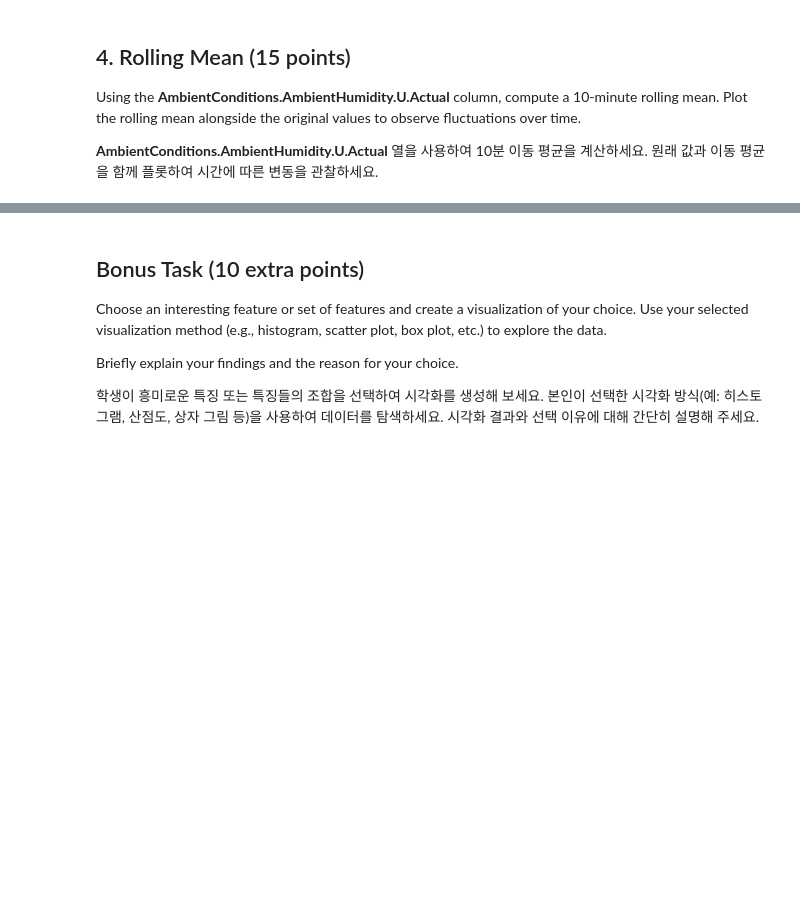
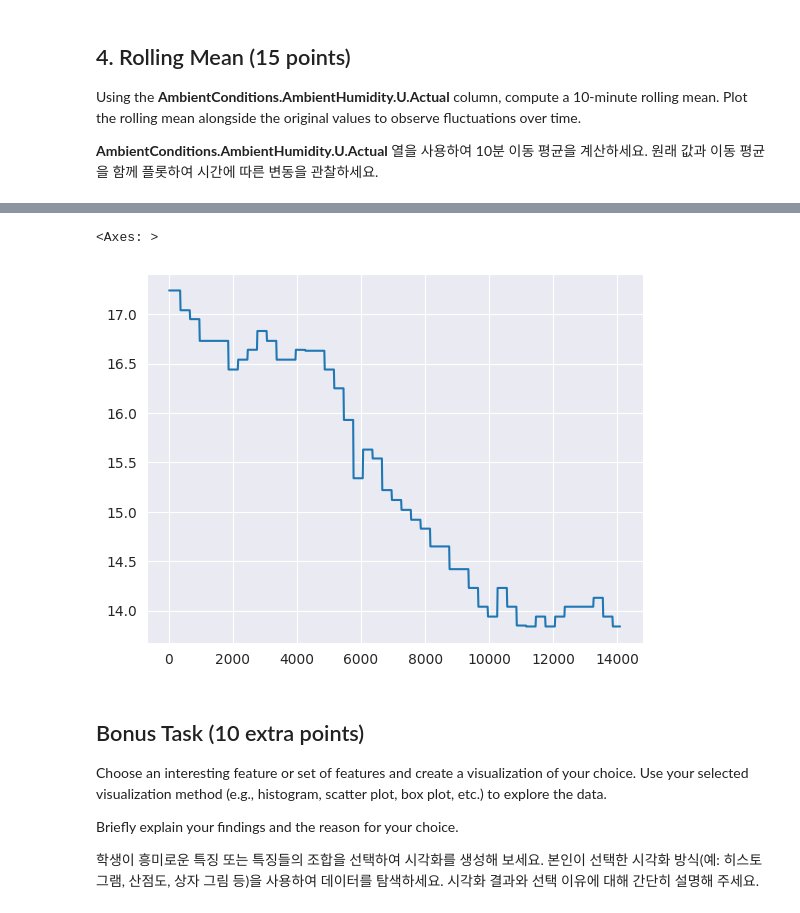
Before and after one commit to YewonMin/DeepLearning_Character-Level-Language-Models, a Jupyter notebook: DAEM_Midterm_practical_test.ipynb, the cells around one changed output, grey strips where cells are left out. Cells and saved outputs as stored; diff of their text form; code cells hidden in the pictures; blank space fills up the shorter version.

```diff
--- a/DAEM_Midterm_practical_test.ipynb
+++ b/DAEM_Midterm_practical_test.ipynb
@@ -395,3 +465,8 @@ Filter the data to display only records where **Machine1.Zone1Temperature.C.Actu
+# %%
+data2['AmbientConditions.AmbientHumidity.U.Actual'].rolling(window=10).mean().plot()
+# %% [output]
+<Axes: >
+[figure, added]
 # %% [markdown]
 ## Bonus Task (10 extra points)
 
```
Also changed, not shown: parts of 12 cells of this notebook.
